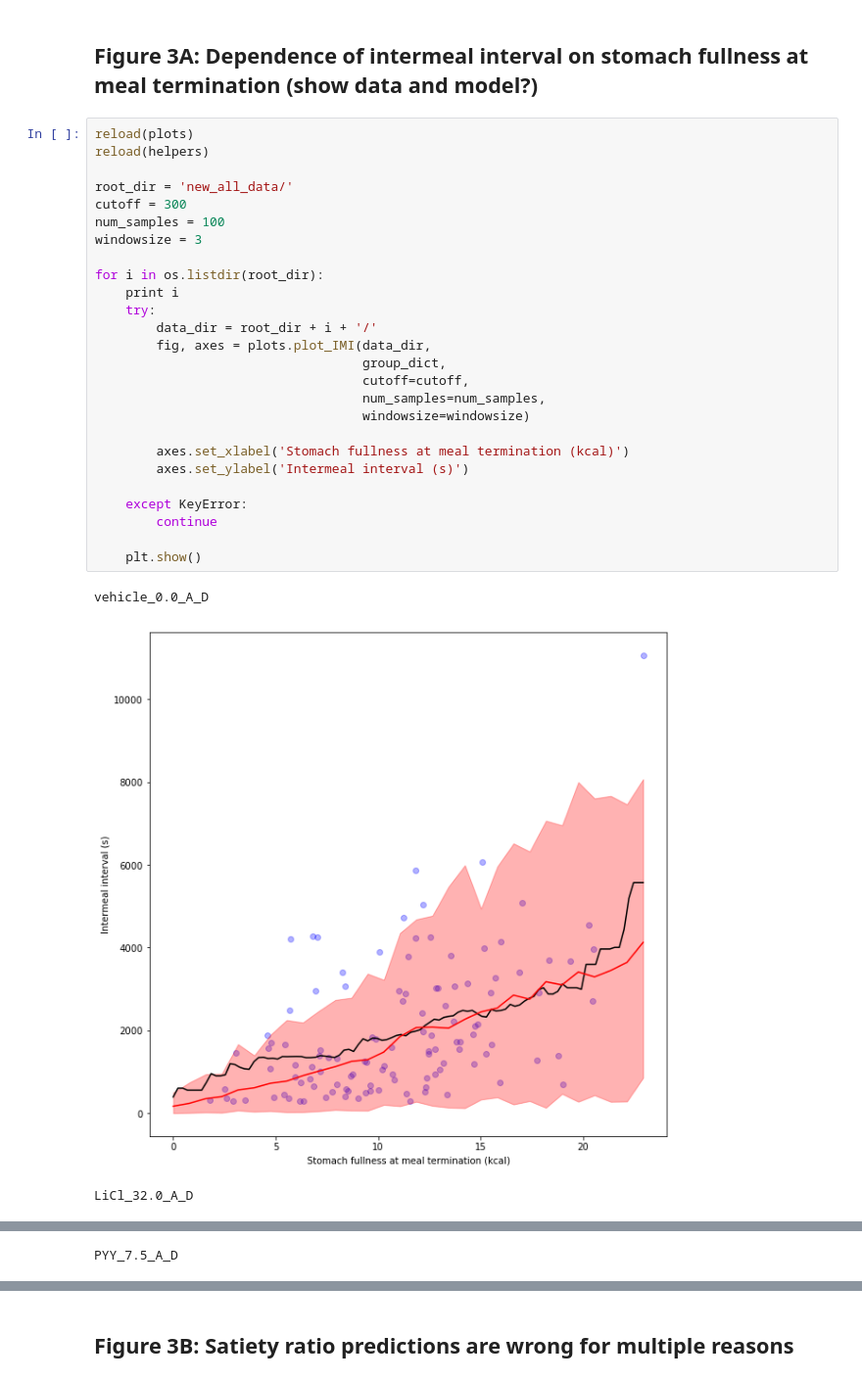
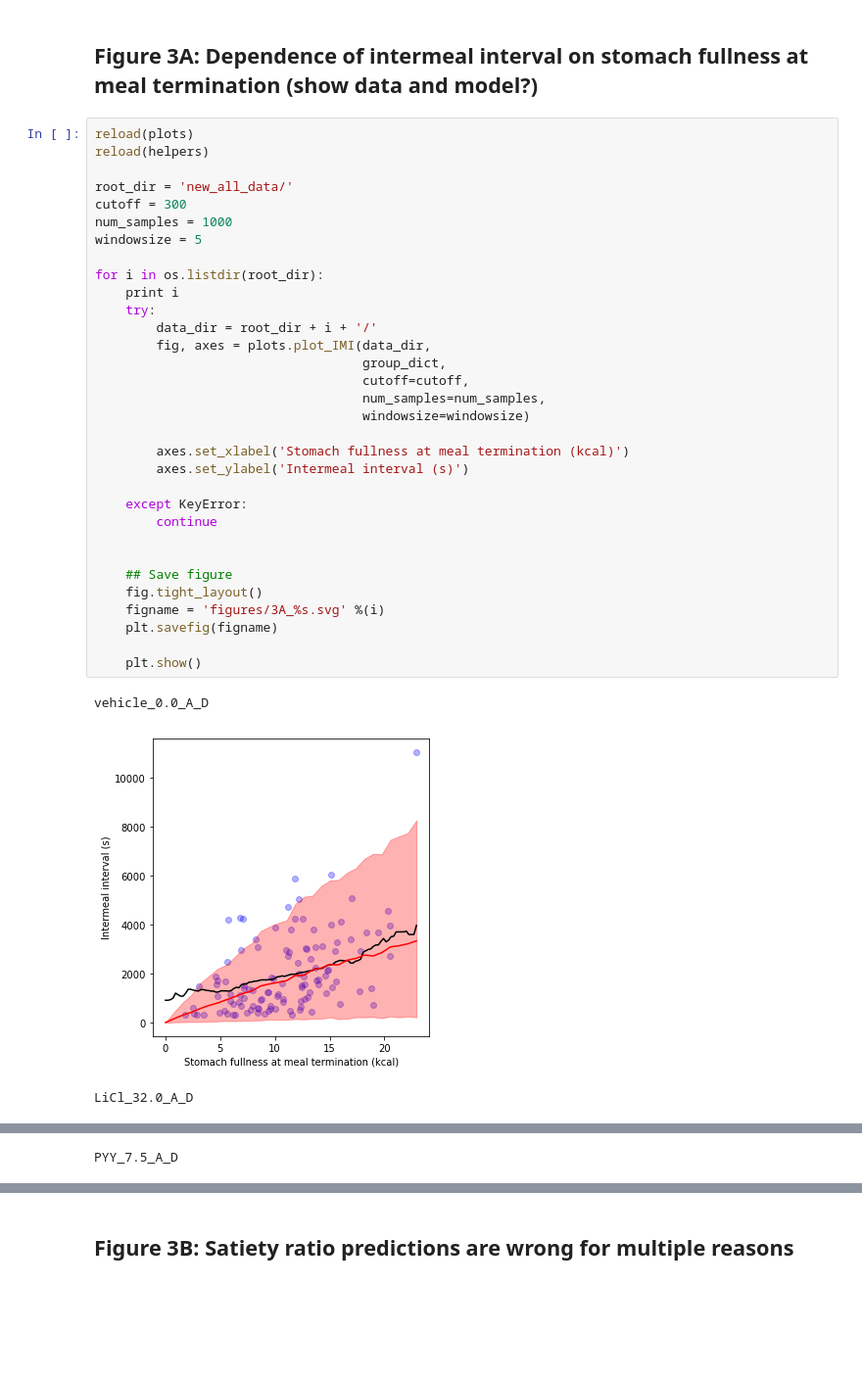
Before and after one commit to tomMcGrath/bayesian_feeding, a Jupyter notebook: Figure3.ipynb, the cells around one changed output, grey strips where cells are left out. Shown at 98% size. Cells and saved outputs as stored; diff of their text form; blank space fills up the shorter version.

Commit message:
Finalising figures before implementing changes from comments

```diff
--- a/Figure3.ipynb
+++ b/Figure3.ipynb
@@ -32,30 +32,36 @@ Loading group sample dictionary
 # %%
 reload(plots)
 reload(helpers)
 
 root_dir = 'new_all_data/'
 cutoff = 300
-num_samples = 100
-windowsize = 3
+num_samples = 1000
+windowsize = 5
 
 for i in os.listdir(root_dir):
     print i
     try:
         data_dir = root_dir + i + '/'
         fig, axes = plots.plot_IMI(data_dir,
                                    group_dict,
                                    cutoff=cutoff,
                                    num_samples=num_samples,
                                    windowsize=windowsize)
 
         axes.set_xlabel('Stomach fullness at meal termination (kcal)')
         axes.set_ylabel('Intermeal interval (s)')
 
     except KeyError:
         continue
 
+
+    ## Save figure
+    fig.tight_layout()
+    figname = 'figures/3A_%s.svg' %(i)
+    plt.savefig(figname)
+
     plt.show()
 # %% [output]
 vehicle_0.0_A_D
-[figure, old version]
+[figure, new version]
 LiCl_32.0_A_D
```
Also changed, not shown: parts of 4 cells of this notebook, 7 other files.
